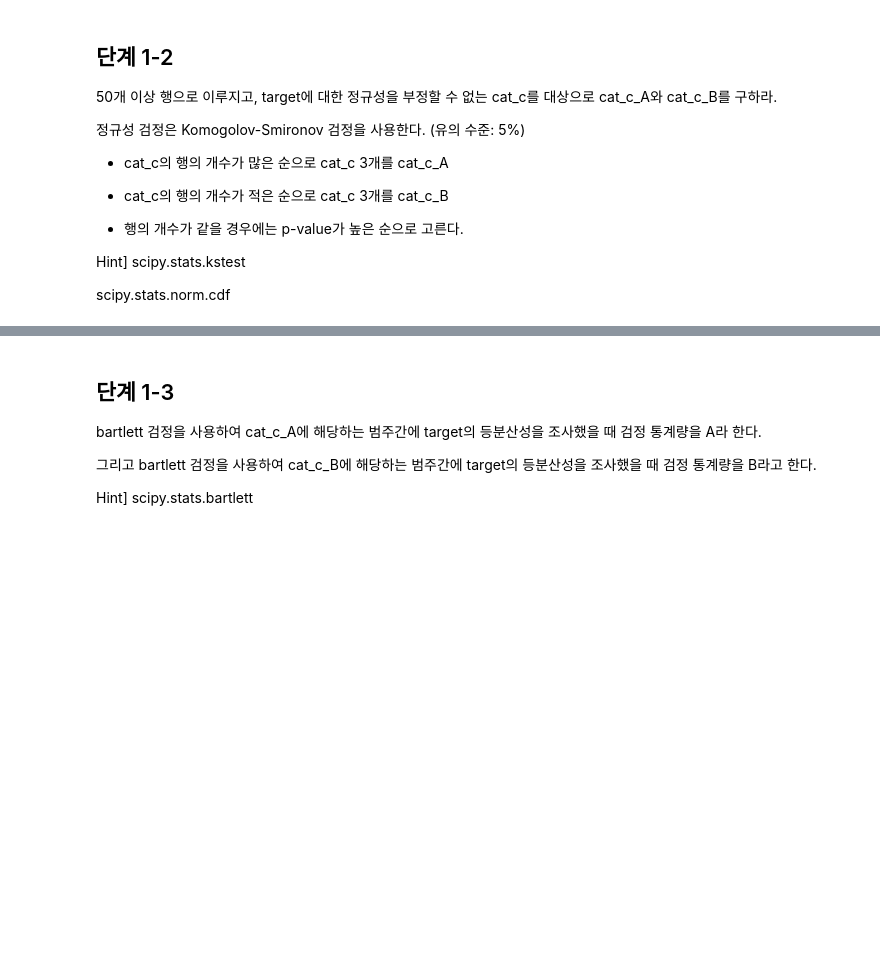
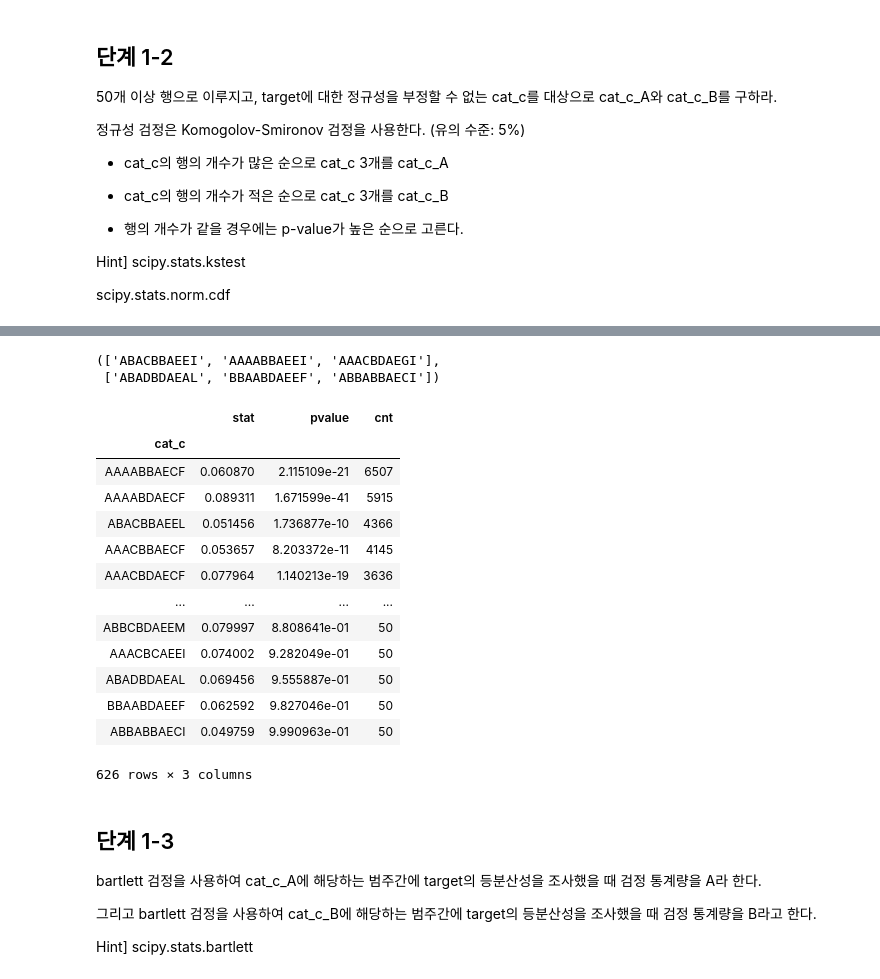
Before and after one commit to sunkusun9/DS_lv3_2304, a Jupyter notebook: sec_ds_lv3_prob2_prob.ipynb, the cells around one changed output, grey strips where cells are left out. Drawn from its saved outputs; the diff is of its cells as text; code cells hidden in the pictures; blank space fills up the shorter version.

```diff
--- a/sec_ds_lv3_prob2_prob.ipynb
+++ b/sec_ds_lv3_prob2_prob.ipynb
@@ -383,3 +390,40 @@ cat_c_A, cat_c_B
+# %%
+cat_c_A = df_ks.iloc[:3].index.tolist()
+cat_c_B = df_ks.iloc[-3:].index.tolist()
+cat_c_A, cat_c_B
+# %% [output]
+(['ABACBBAEEI', 'AAAABBAEEI', 'AAACBDAEGI'],
+ ['ABADBDAEAL', 'BBAABDAEEF', 'ABBABBAECI'])
+# %%
+# 반복문을 이용한 Version
+v_cnt = df_prob1['cat_c'].value_counts()
+cat_c_ = []
+for k, v in v_cnt.items():
+    if v < 50:
+        break
+    result = kstest(zscore(df_prob1.loc[df_prob1["cat_c"] == k,'target']), norm.cdf)
+    cat_c_.append((k, result, v))
+df_ks = pd.DataFrame({'cat_c': [i[0] for i in cat_c_],
+                      'stat': [i[1].statistic for i in cat_c_],
+                      'pvalue': [i[1].pvalue for i in cat_c_],
+                      'cnt': [i[2] for i in cat_c_]}).set_index('cat_c')
+df_ks.sort_values(['cnt', 'pvalue'], ascending=[False, True], inplace=True)
+df_ks
+# %% [output]
+|  | stat | pvalue | cnt |
+| cat_c |  |  |  |
+| AAAABBAECF | 0.060870 | 2.115109e-21 | 6507 |
+| AAAABDAECF | 0.089311 | 1.671599e-41 | 5915 |
+| ABACBBAEEL | 0.051456 | 1.736877e-10 | 4366 |
+| AAACBBAECF | 0.053657 | 8.203372e-11 | 4145 |
+| AAACBDAECF | 0.077964 | 1.140213e-19 | 3636 |
+| ... | ... | ... | ... |
+| ABBCBDAEEM | 0.079997 | 8.808641e-01 | 50 |
+| AAACBCAEEI | 0.074002 | 9.282049e-01 | 50 |
+| ABADBDAEAL | 0.069456 | 9.555887e-01 | 50 |
+| BBAABDAEEF | 0.062592 | 9.827046e-01 | 50 |
+| ABBABBAECI | 0.049759 | 9.990963e-01 | 50 |
+626 rows × 3 columns
 # %% [markdown]
 ## 단계 1-3
 
```
Also changed, not shown: parts of 46 cells of this notebook.
